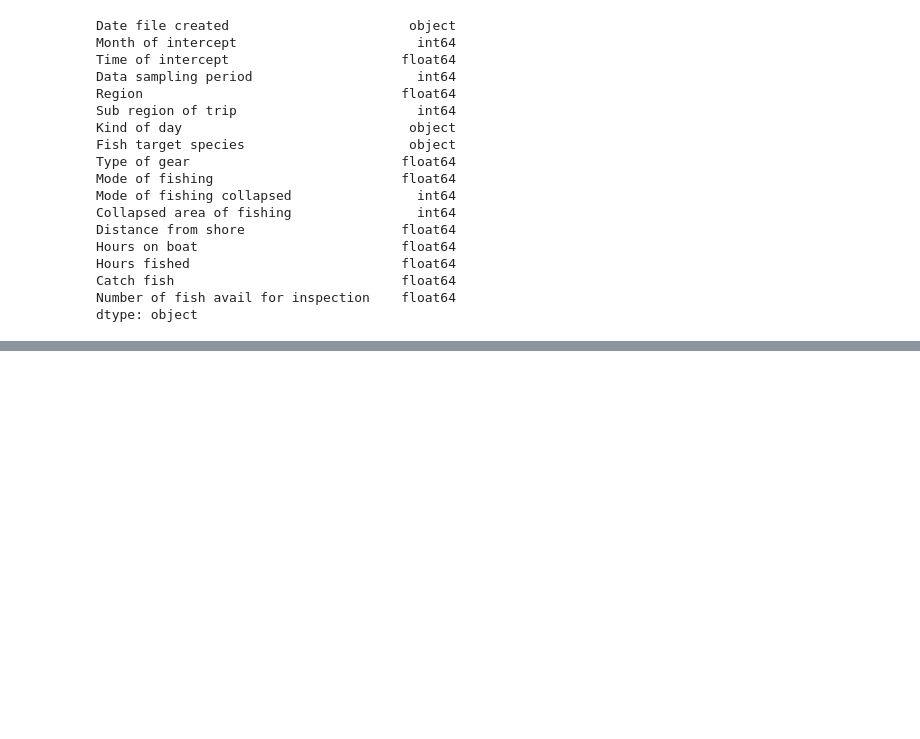
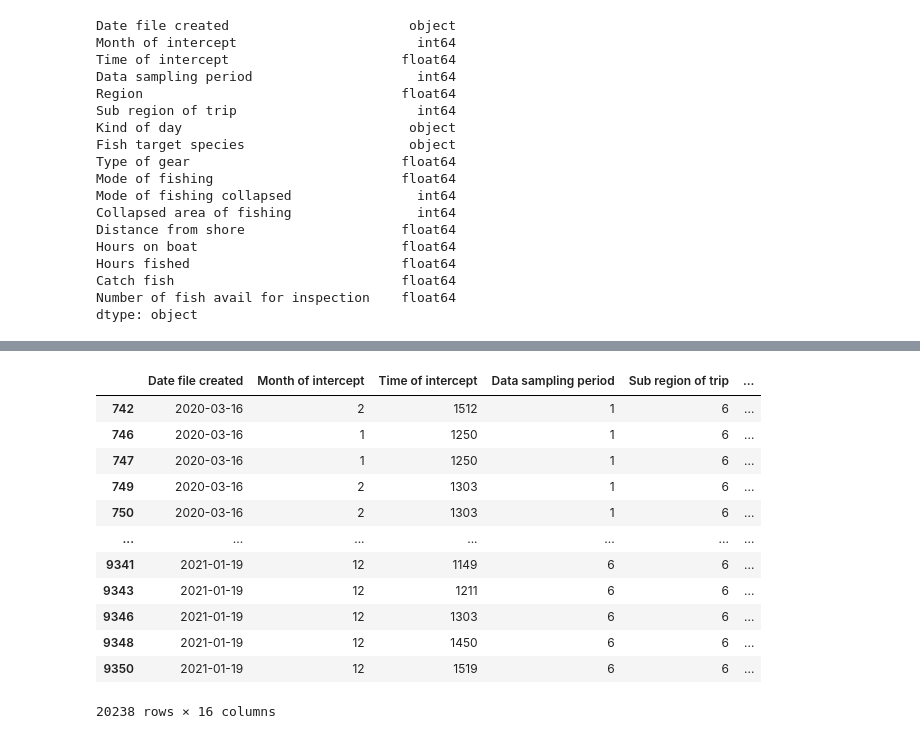
Before and after one commit to ddw26/Team-Frist-Center, a Jupyter notebook: mod_20_circle_s1.ipynb, the cells around one changed output, grey strips where cells are left out. Drawn from its saved outputs; the diff is of its cells as text; code cells hidden in the pictures; blank space fills up the shorter version.

```diff
--- a/mod_20_circle_s1.ipynb
+++ b/mod_20_circle_s1.ipynb
@@ -533,0 +580,29 @@ Name: Time of intercept, Length: 20758, dtype: float64
+# %%
+# Filter each row to remove unknowns
+
+df_filtered = df_filtered.loc[df_filtered["Kind of day"] != "xx"]
+df_filtered = df_filtered.loc[df_filtered["Type of gear"] != 10]
+df_filtered = df_filtered.loc[df_filtered["Type of gear"] != 98]
+df_filtered = df_filtered.loc[df_filtered["Type of gear"] != 99]
+df_filtered = df_filtered.loc[df_filtered["Catch fish"] != 3]
+df_filtered = df_filtered.loc[df_filtered["Month of intercept"] != 99]
+
+# Drop region, not as clear as subregion
+
+df_filtered = df_filtered.drop(labels="Region", axis=1)
+
+df_filtered
+# %% [output]
+|  | Date file created | Month of intercept | Time of intercept | Data sampling period | Sub region of trip | ... |
+| 742 | 2020-03-16 | 2 | 1512 | 1 | 6 | ... |
+| 746 | 2020-03-16 | 1 | 1250 | 1 | 6 | ... |
+| 747 | 2020-03-16 | 1 | 1250 | 1 | 6 | ... |
+| 749 | 2020-03-16 | 2 | 1303 | 1 | 6 | ... |
+| 750 | 2020-03-16 | 2 | 1303 | 1 | 6 | ... |
+| ... | ... | ... | ... | ... | ... | ... |
+| 9341 | 2021-01-19 | 12 | 1149 | 6 | 6 | ... |
+| 9343 | 2021-01-19 | 12 | 1211 | 6 | 6 | ... |
+| 9346 | 2021-01-19 | 12 | 1303 | 6 | 6 | ... |
+| 9348 | 2021-01-19 | 12 | 1450 | 6 | 6 | ... |
+| 9350 | 2021-01-19 | 12 | 1519 | 6 | 6 | ... |
+20238 rows × 16 columns
```
Also changed, not shown: parts of 6 cells of this notebook.
